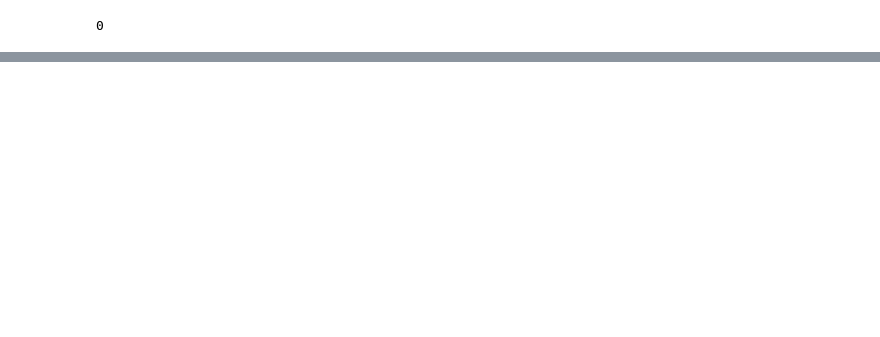
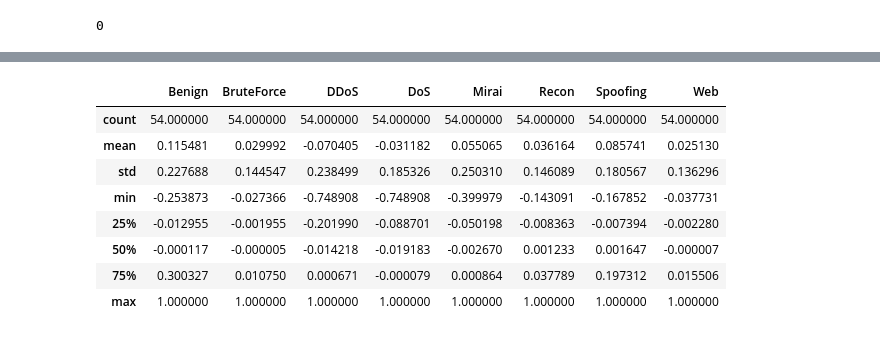
Before and after one commit to tadeodonegana/DDoS-attack-detection-with-ML, a Jupyter notebook: DDoS attack detection using Machine Learning techniques.ipynb, the cells around one changed output, grey strips where cells are left out. Drawn from its saved outputs; the diff is of its cells as text; code cells hidden in the pictures; blank space fills up the shorter version.

```diff
--- a/DDoS attack detection using Machine Learning techniques.ipynb
+++ b/DDoS attack detection using Machine Learning techniques.ipynb
@@ -165,0 +236,13 @@ TODO:
+# %%
+# Esto que funcion tiene?
+corr[['Benign', 'BruteForce', 'DDoS', 'DoS', 'Mirai', 'Recon', 'Spoofing', 'Web']].describe()
+# %% [output]
+|  | Benign | BruteForce | DDoS | DoS | Mirai | Recon | Spoofing | Web |
+| count | 54.000000 | 54.000000 | 54.000000 | 54.000000 | 54.000000 | 54.000000 | 54.000000 | 54.000000 |
+| mean | 0.115481 | 0.029992 | -0.070405 | -0.031182 | 0.055065 | 0.036164 | 0.085741 | 0.025130 |
+| std | 0.227688 | 0.144547 | 0.238499 | 0.185326 | 0.250310 | 0.146089 | 0.180567 | 0.136296 |
+| min | -0.253873 | -0.027366 | -0.748908 | -0.748908 | -0.399979 | -0.143091 | -0.167852 | -0.037731 |
+| 25% | -0.012955 | -0.001955 | -0.201990 | -0.088701 | -0.050198 | -0.008363 | -0.007394 | -0.002280 |
+| 50% | -0.000117 | -0.000005 | -0.014218 | -0.019183 | -0.002670 | 0.001233 | 0.001647 | -0.000007 |
+| 75% | 0.300327 | 0.010750 | 0.000671 | -0.000079 | 0.000864 | 0.037789 | 0.197312 | 0.015506 |
+| max | 1.000000 | 1.000000 | 1.000000 | 1.000000 | 1.000000 | 1.000000 | 1.000000 | 1.000000 |
```
Also changed, not shown: parts of 21 cells of this notebook.
